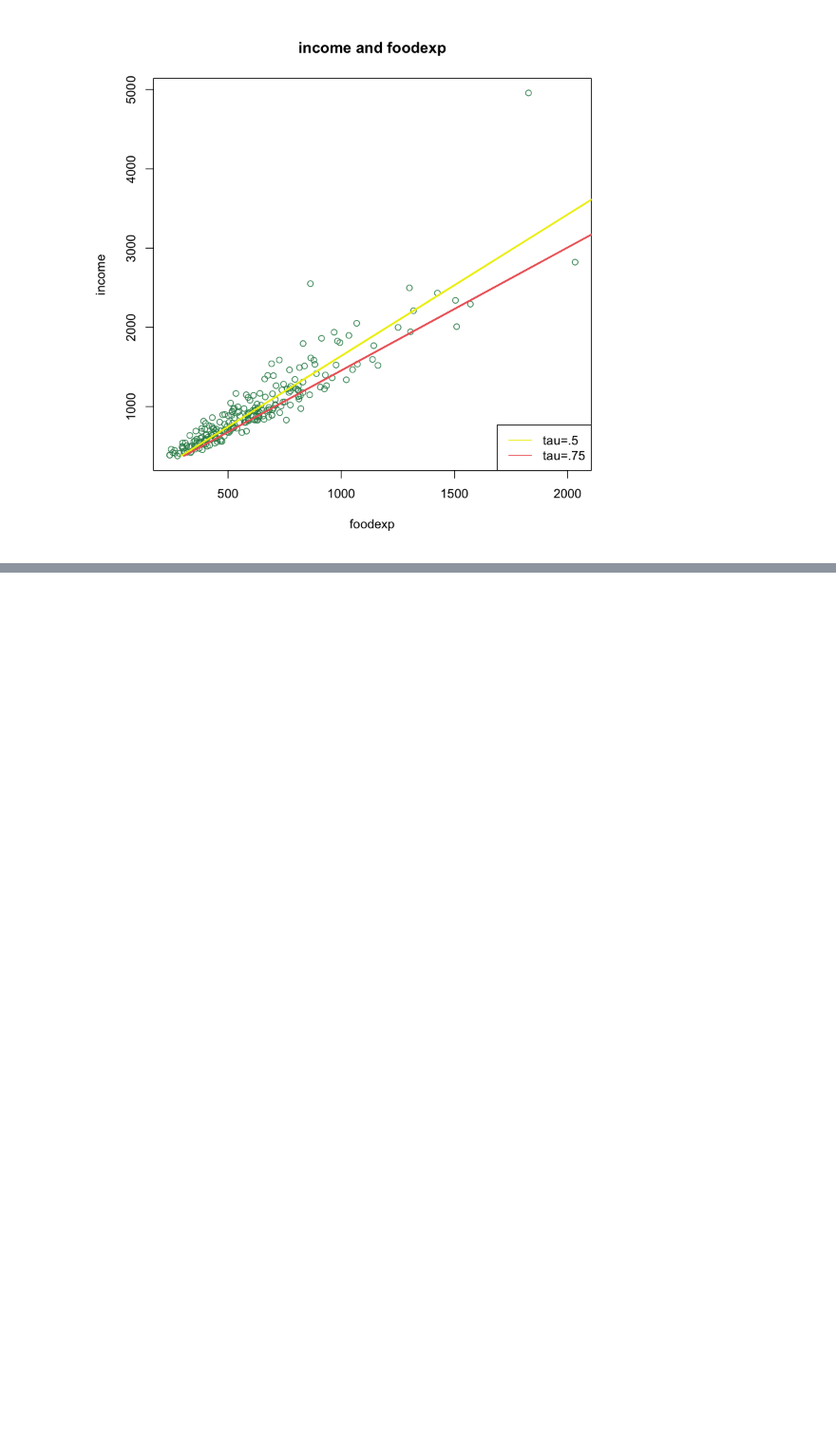
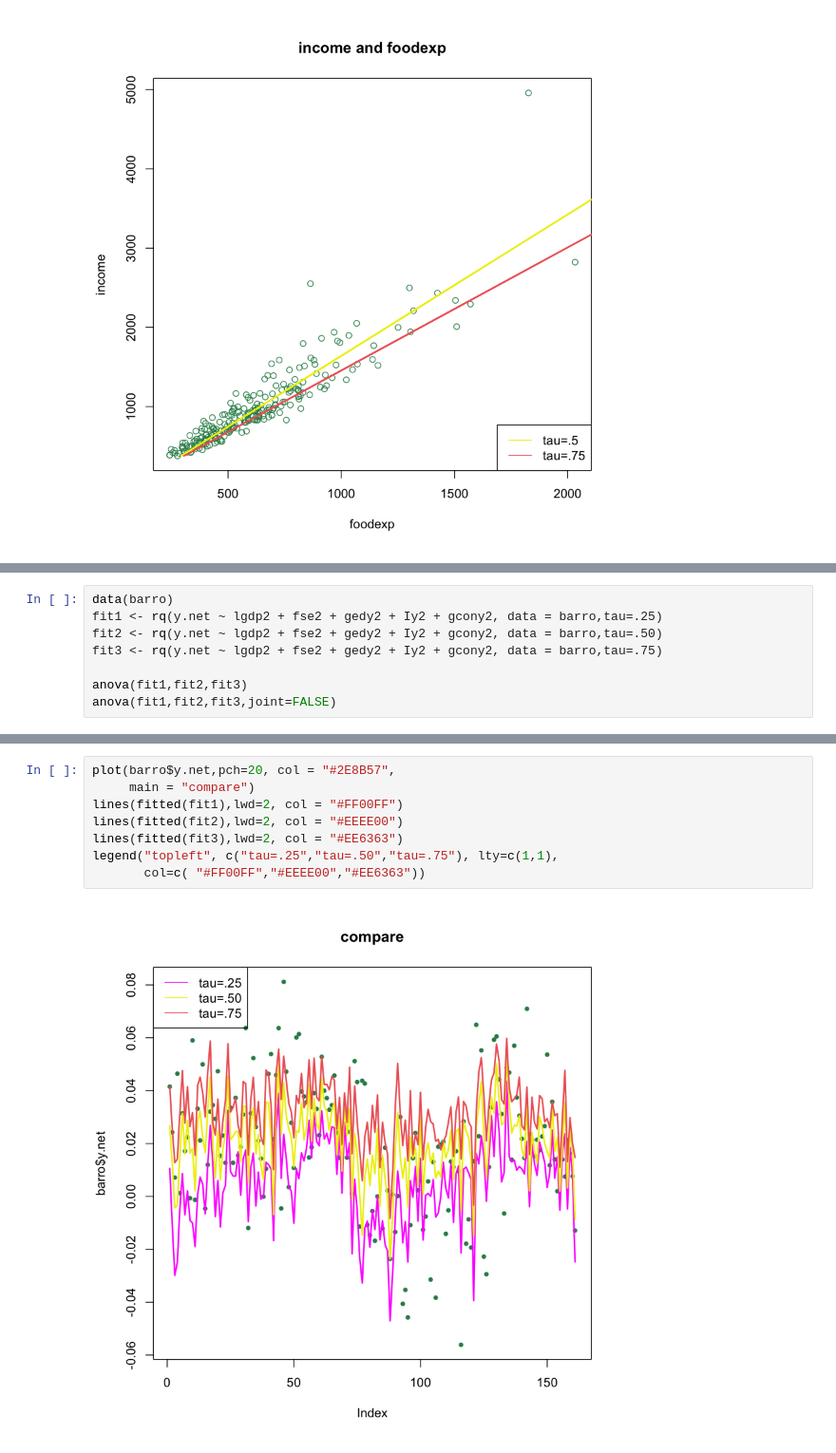
Before and after one commit to MWang93/Self-Study, a Jupyter notebook: Quantile Regression.ipynb, the cells around one changed output, grey strips where cells are left out. Shown: that part at 95% size. Cells and saved outputs as stored; diff of their text form; blank space fills up the shorter version.

```diff
--- a/Quantile Regression.ipynb
+++ b/Quantile Regression.ipynb
@@ -53,0 +59,8 @@ legend("bottomright", c("tau=.5","tau=.75"), lty=c(1,1),
+# %%
+data(barro)
+fit1 <- rq(y.net ~ lgdp2 + fse2 + gedy2 + Iy2 + gcony2, data = barro,tau=.25)
+fit2 <- rq(y.net ~ lgdp2 + fse2 + gedy2 + Iy2 + gcony2, data = barro,tau=.50)
+fit3 <- rq(y.net ~ lgdp2 + fse2 + gedy2 + Iy2 + gcony2, data = barro,tau=.75)
+
+anova(fit1,fit2,fit3)
+anova(fit1,fit2,fit3,joint=FALSE)
@@ -53,0 +94,10 @@ legend("bottomright", c("tau=.5","tau=.75"), lty=c(1,1),
+# %%
+plot(barro$y.net,pch=20, col = "#2E8B57",
+     main = "compare")
+lines(fitted(fit1),lwd=2, col = "#FF00FF")
+lines(fitted(fit2),lwd=2, col = "#EEEE00")
+lines(fitted(fit3),lwd=2, col = "#EE6363")
+legend("topleft", c("tau=.25","tau=.50","tau=.75"), lty=c(1,1),
+       col=c( "#FF00FF","#EEEE00","#EE6363"))
+# %% [output]
+[figure, added]
```
Also changed, not shown: parts of 2 cells of this notebook.
